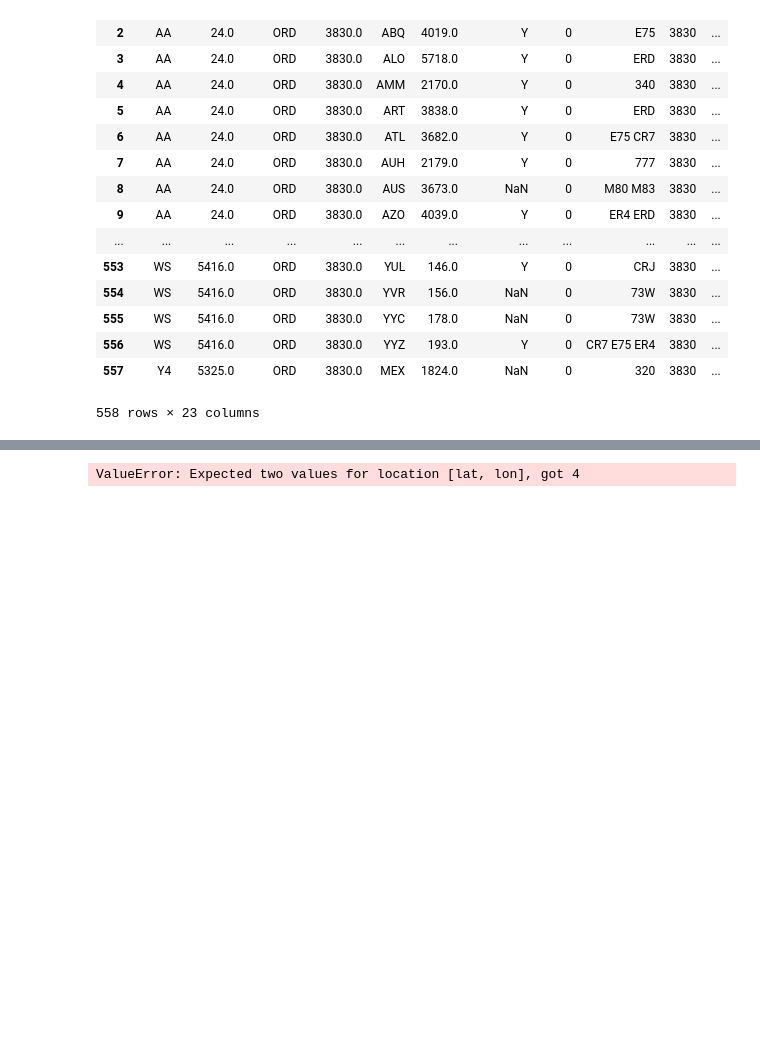
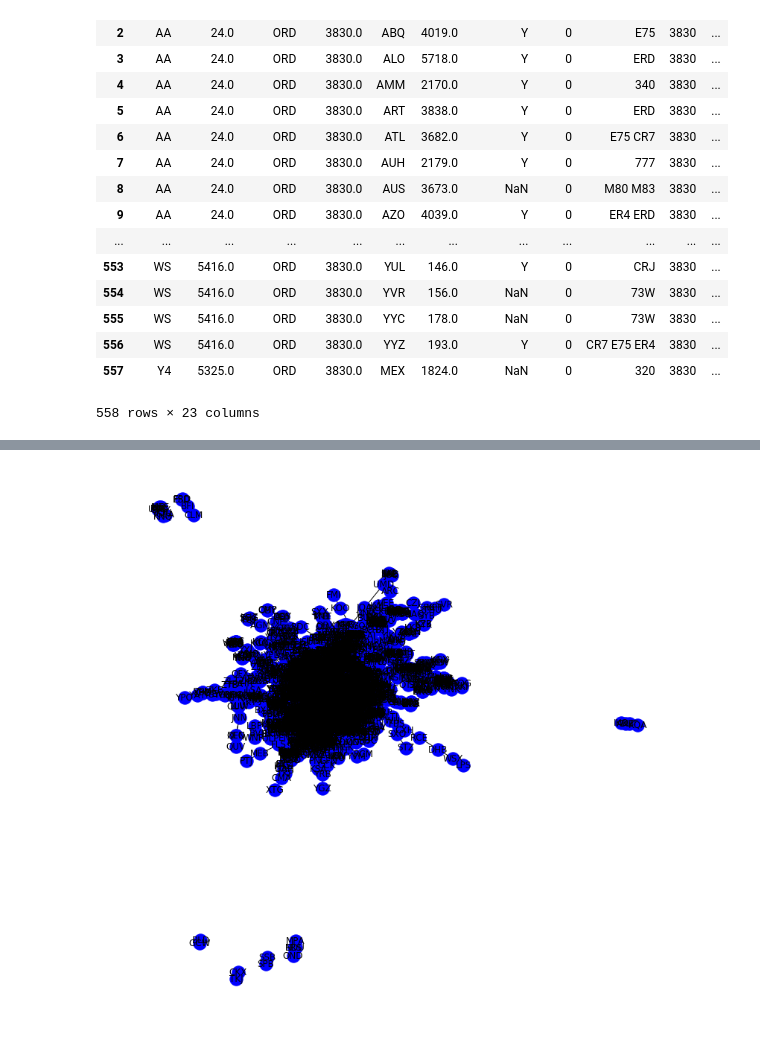
Before and after one commit to khuloodAlAmri/ce599, a Jupyter notebook: 08-Mapping/interactive-mapping.ipynb, the cells around one changed output, grey strips where cells are left out. Saved outputs shown, nothing was run; the diff lists cells and outputs as text; code cells hidden in the pictures; blank space fills up the shorter version.

```diff
--- a/08-Mapping/interactive-mapping.ipynb
+++ b/08-Mapping/interactive-mapping.ipynb
@@ -639,8 +548,0 @@ two_routes= pd.merge(two_routes, airports,
-# %%
-two_air = folium.Map(
-    location=[41.878113,-87.629799,38.034, -84.500],
-    tiles='Stamen Terrain',
-    zoom_start= 4
-)
-# %% [output]
-ValueError: Expected two values for location [lat, lon], got 4
@@ -646,0 +551,11 @@ ValueError: Expected two values for location [lat, lon], got 4
+# %%
+import pandas as pd
+import networkx as nx
+import matplotlib.pyplot as plt
+df= routes[['source','dest']]
+plt.figure(figsize=(10,10))
+g= nx.from_pandas_edgelist(routes, source='source', target='dest')
+nx.draw(g,node_color='BLUE', with_labels=True)
+plt.show()
+# %% [output]
+[figure, added]
```
Also changed, not shown: parts of 8 cells of this notebook.
